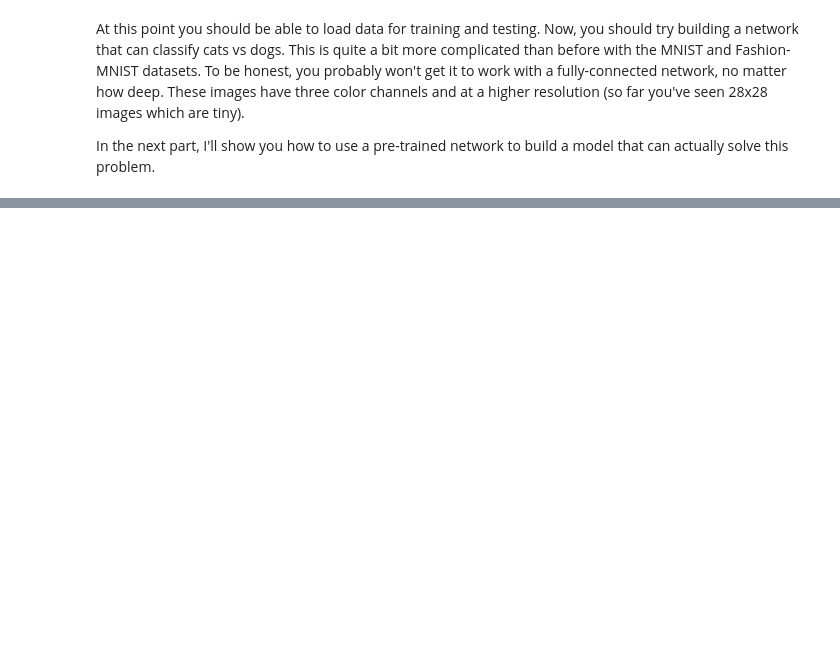
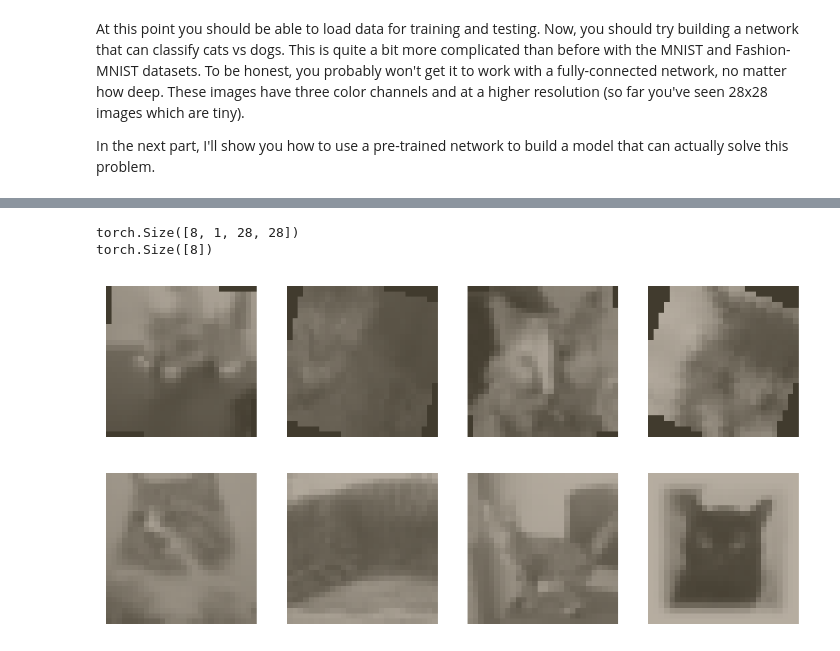
Before and after one commit to Aravinda89/DL_PyTorch, a Jupyter notebook: Part 7 - Loading Image Data.ipynb, the cells around one changed output, grey strips where cells are left out. Drawn from its saved outputs; the diff is of its cells as text; code cells hidden in the pictures; blank space fills up the shorter version.

```diff
--- a/Part 7 - Loading Image Data.ipynb
+++ b/Part 7 - Loading Image Data.ipynb
@@ -302,0 +196,47 @@ def train(model, trainloader, testloader, criterion, optimizer, epochs=5, print_
+# %%
+data_dir = 'D:/Datasets/Cat_Dog_data'
+
+train_transforms = transforms.Compose([transforms.Grayscale(num_output_channels=1),
+                                       transforms.Resize(30),
+                                       transforms.RandomResizedCrop(28),
+                                       transforms.RandomRotation(30),
+                                       transforms.RandomHorizontalFlip(),
+                                       transforms.ToTensor(),
+                                       transforms.Normalize([0.5],[0.5])])
+
+test_transforms = transforms.Compose([transforms.Grayscale(num_output_channels=1),
+                                      transforms.Resize(30),
+                                      transforms.CenterCrop(28),
+                                      transforms.ToTensor(),
+                                      transforms.Normalize([0.5],[0.5])])
+
+# Pass transforms in here, then run the next cell to see how the transforms look
+train_data = datasets.ImageFolder(data_dir + '/train', transform=train_transforms)
+test_data = datasets.ImageFolder(data_dir + '/test', transform=test_transforms)
+
+trainloader = torch.utils.data.DataLoader(train_data, batch_size=8)
+testloader = torch.utils.data.DataLoader(test_data, batch_size=8)
+# %%
+# change this to the trainloader or testloader
+data_iter = iter(trainloader)
+
+images, labels = next(data_iter)
+print(images.size())
+print(labels.size())
+fig, axes = plt.subplots(figsize=(10,4), ncols=4)
+for ii in range(4):
+    ax = axes[ii]
+    helper.imshow(images[ii], ax=ax)
+
+data_iter = iter(testloader)
+
+images, labels = next(data_iter)
+fig, axes = plt.subplots(figsize=(10,4), ncols=4)
+for ii in range(4):
+    ax = axes[ii]
+    helper.imshow(images[ii], ax=ax)
+# %% [output]
+torch.Size([8, 1, 28, 28])
+torch.Size([8])
+[figure, added]
+[figure, added]
```
Also changed, not shown: parts of 9 cells of this notebook.
